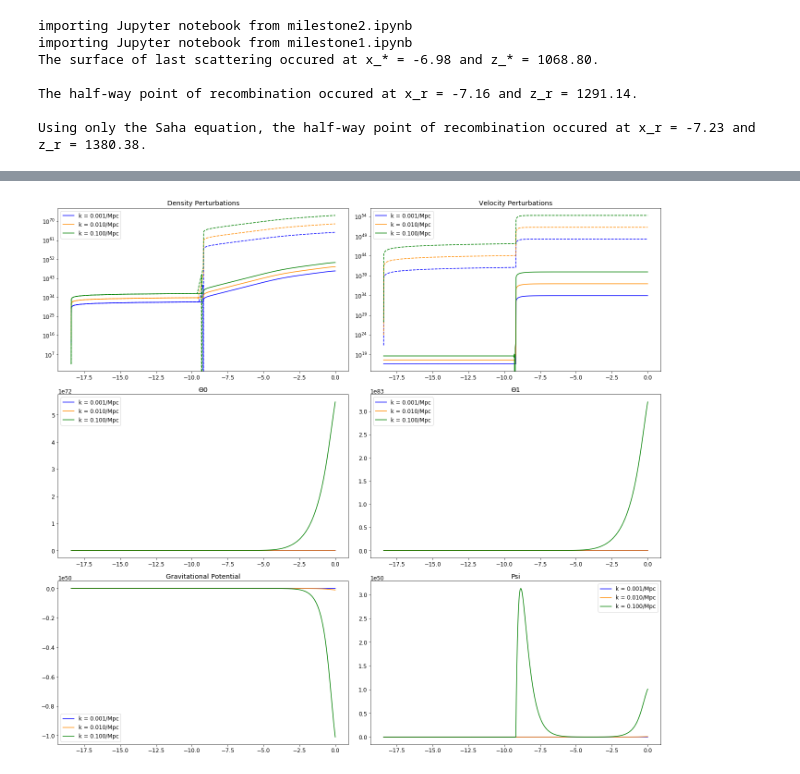
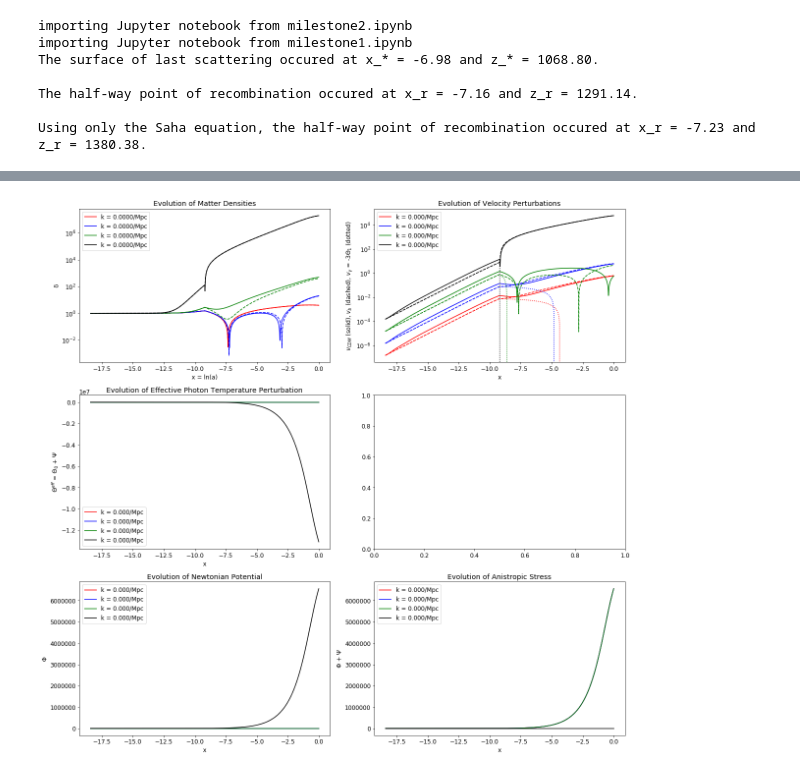
Before and after one commit to azieg/CMB-Simulation, a Jupyter notebook: milestone3.ipynb, the cells around one changed output, grey strips where cells are left out. Cells and saved outputs as stored; diff of their text form; code cells hidden in the pictures.

```diff
--- a/milestone3.ipynb
+++ b/milestone3.ipynb
@@ -75,9 +64,9 @@ def yTCderivs(x, t):
     dτ = τ2spl(x)[0]
     ddτ = τ22spl(x)[0]
 
-    R = 4.0*Ωr/(3.0*Ωb*math.exp(x))
+    R = 4.0*Ωr/(3.0*Ωb*np.exp(x))
     Θ2 = -20.0*c*k0*ytc[6]/(45.0*hp*dτ)
-    ψ = -ytc[4] - 12.0*H0**2.0*Ωr*Θ2/(c**2.0*k0**2.0*math.exp(2.0*x))
+    ψ = -ytc[4] - 12.0*H0**2.0*Ωr*Θ2/(c**2.0*k0**2.0*np.exp(2.0*x))
 
     # δ    = [0]
     # δb   = [1]
@@ -88,7 +77,7 @@ def yTCderivs(x, t):
     # θ1   = [6]
 
     # dΦ
-    dydx[4] = ψ - ((c**2.0)*(k0**2.0)/3.0*hp**2.0) + ((H0**2.0)/(2.0*hp**2.0))*(Ωm/math.exp(x)*ytc[0] + Ωb/math.exp(x)*ytc[1] + 4.0*Ωr/(math.exp(x)**2.0)*ytc[5])
+    dydx[4] = ψ - (c**2.0*k0**2.0*ytc[4]/(3.0*hp**2.0)) + (H0**2.0/(2.0*hp**2.0))*(Ωm*ytc[0]/np.exp(x) + Ωb*ytc[1]/np.exp(x) + 4.0*Ωr*ytc[5]/np.exp(2.0*x))
 
     # dθ0
     dydx[5] = -c*k0*ytc[6]/hp - dydx[4]
@@ -124,7 +113,7 @@ def yderivs(x, t):
     ddτ = τ22spl(x)[0]
 
     R = 4.0*Ωr/(3.0*Ωb*math.exp(x))
-    ψ = -y[4] - 12.0*(H0/(c*k0*math.exp(x)))**2.0 *Ωr*y[7]
+    ψ = -y[4] - 12.0*H0**2.0*Ωr*y[7]/(c**2.0*k0**2.0*np.exp(2.0*x))
 
     # δ  = [0]
     # δb = [1]
@@ -136,7 +125,7 @@ def yderivs(x, t):
     # Θl = [7->11]
 
     # dΦ
-    dydx[4] = ψ - c**2.0*k0**2.0*y[4]/(3.0*hp**2.0) + (H0**2.0/(2.0*hp**2.0))*(((Ωm*y[0])/math.exp(x)) + ((Ωb*y[1])/math.exp(x)) + ((4.0*Ωr*y[5])/(math.exp(2.0*x))))
+    dydx[4] = ψ - c**2.0*k0**2.0*y[4]/(3.0*hp**2.0) + (H0**2.0/(2.0*hp**2.0))*(Ωm*y[0]/np.exp(x) + Ωb*y[1]/np.exp(x) + 4.0*Ωr*y[5]/np.exp(2.0*x))
 
     # dδ
     dydx[0] = c*k0*y[2]/hp - 3.0*dydx[4]
@@ -154,20 +143,14 @@ def yderivs(x, t):
     dydx[5] = -c*k0*y[6]/hp - dydx[4]
 
     # dθ1
-    dydx[6] = c*k0*y[5]/(3.0*hp) - 2.0*c*k0/(3.0*hp)*y[7] + c*k0/(3.0*hp)*ψ + dτ*(y[6] + (1.0/3.0)*y[3])
+    dydx[6] = c*k0*y[5]/(3.0*hp) - 2.0*c*k0/(3.0*hp)*y[7] + c*k0*ψ/(3.0*hp) + dτ*(y[6] + (1.0/3.0)*y[3])
 
-    # dΘ2
-    #dydx[7] = (2.0*c*k0/(5.0*hp))*y[6] - (3.0*c*k0/(5.0*hp))*y[8] + dτ*(y[7] - .1*y[7])
-
-    # dΘ3->5
-    #for l in range(3, lmaxint - 1):
-    #for l in range(3, lmaxint):
-    #    dydx[5 + l] = ((l*c*k0/hp*y[5 + l - 1])/(2.0*l + 1.0)) - (((l + 1.0)*c*k0/hp*y[5 + l + 1])/((2.0*l + 1.0))) + (dτ*y[5 + l])
+    # dΘ2->5
     for l in range(2, lmaxint):
-        dydx[5 + l] = (l*c*k0*y[5 + l - 1])/((2.0*l + 1.0)*hp) - ((l + 1.0)*c*k0*y[5 + l + 1])/((2.0*l + 1.0)*hp) + dτ*y[5 + l] #!!!
+        dydx[5 + l] = l*c*k0*y[5 + l - 1]/((2.0*l + 1.0)*hp) - (l + 1.0)*c*k0*y[5 + l + 1]/((2.0*l + 1.0)*hp) + dτ*(y[5 + l] -(1.0/10.0)*y[7])
 
     # dΘ6
-    dydx[npar - 1] = c*k0/hp*y[npar - 2] - ((c*(lmaxint + 1)*y[npar - 1])/(hp*η_spline(x))) + dτ*y[npar - 1]
+    dydx[npar - 1] = c*k0*y[npar - 2]/hp - c*(lmaxint + 1)*y[npar - 1]/(hp*η_spline(x)) + dτ*y[npar - 1]
 
     return dydx
 # %%
@@ -190,6 +173,20 @@ dΨ = np.zeros(shape = (ntotal, nk))
 
 # Set up initial conditions for Boltzmann and Einstein equations
 for i in range(nk):
+    '''
+    Φ[0, i] = 1.0
+    δ[0, i] = 1.5*Φ[0, i]
+    δb[0, i] = 1.5*Φ[0, i]
+    v[0, i] = c*ks[i]*Φ[0, i]/(2.0*getHPrime(xinit))
+    vb[0, i] = v[0, i]
+    Θ[0, 0, i] = (1.0/2.0)*Φ[0, i]
+    Θ[0, 1, i] = -c*ks[i]*Φ[0, i]/(6.0*getHPrime(xinit))
+    Θ[0, 2, i] = -20.0*c*ks[i]*Θ[0, 1, i]/(45.0*getHPrime(xinit)*τ2spl(xinit)[0])
+    for l in range(3, lmaxint):
+        Θ[0, l, i] = -l*c*ks[i]*Θ[0, l - 1, i]/((2.0*l + 1.0)*getHPrime(xinit)*τ2spl(xinit)[0])
+    Ψ[0, i] = -Φ[0, i] - 12.0*Ωr*Θ[0, 2, i]*H0/(c*ks[i]*np.exp(xinit))
+    '''
+
     Ψ[0, i] = -1.0/(3.0/2.0)
     Φ[0, i] = -Ψ[0, i]
 
@@ -243,13 +240,15 @@ for k in range(nk):
         print('k:', k)
         print('xtc:', xtc)
 
-    sol_tight = solve_ivp(yTCderivs, [xinit, xtc], ytc, t_eval=xtight)#, rtol=1e-6, atol=1e-6)
+    sol_tight = solve_ivp(yTCderivs, [xinit, xtc], ytc, t_eval=xtight, rtol=1e-6, atol=1e-6)
 
     y_after_tc = sol_tight.y[:, -1]
 
     for i in range(1, ntight):
         tmpΘ2 = -20.0*c*kcurrent*sol_tight.y[6, i]/(45.0*getHPrime(xtight[i])*τ2spl(xtight[i])[0])
         Ψ[i, k] = -sol_tight.y[4, i] -12.0*H0**2.0*Ωr*tmpΘ2/(c**2.0*kcurrent**2.0*math.exp(2.0*xtight[i]))
+
+    #Θ[0, 1, k] =
 
     for j in range(7):
         y[j] = y_after_tc[j]
@@ -258,6 +257,7 @@ for k in range(nk):
 
     for l in range(2, lmaxint):
         y[6 + l] = -l*c*kcurrent*y[6 + l - 1]/((2.0*l + 1)*getHPrime(xtc)*τ2spl(xtc)[0])
+
 
     sol_full = solve_ivp(yderivs, [xtc, x_end], y, t_eval=x_full, rtol=1e-6, atol=1e-6)
 
@@ -413,5 +412,5 @@ print(ks)
 # %%
-kvals = [.001, .01, .1]
+kvals = [.0001*m2Mpc, .001*m2Mpc, .01*m2Mpc, .1*m2Mpc]
 plot(kvals)
 # %% [output]
-[figure, old version]
+[figure, new version]
```
Also changed, not shown: parts of 6 cells of this notebook, 1 other file.
